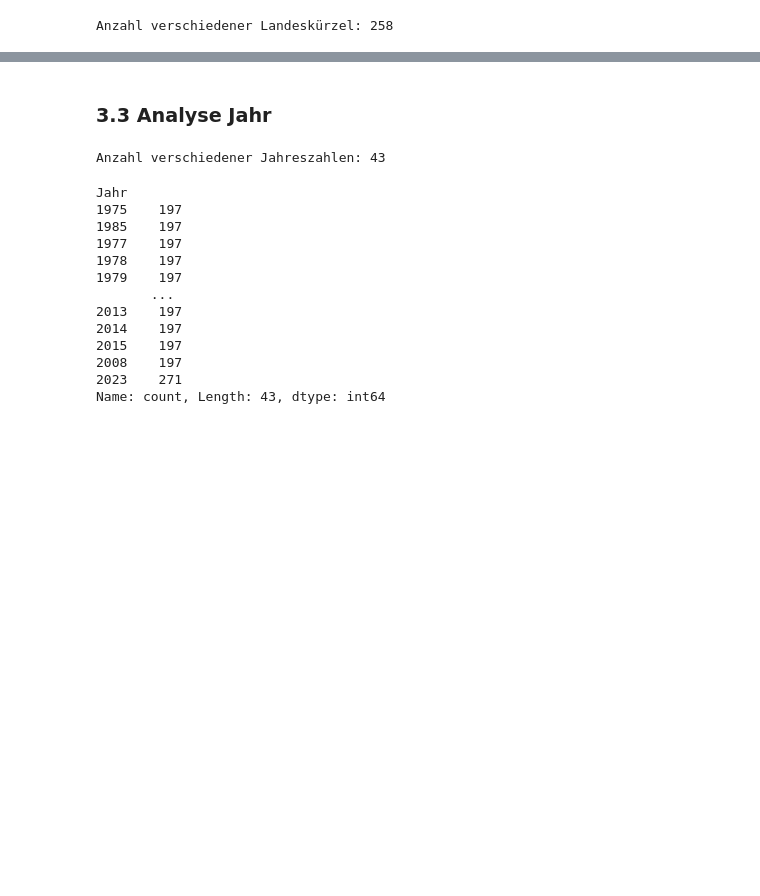
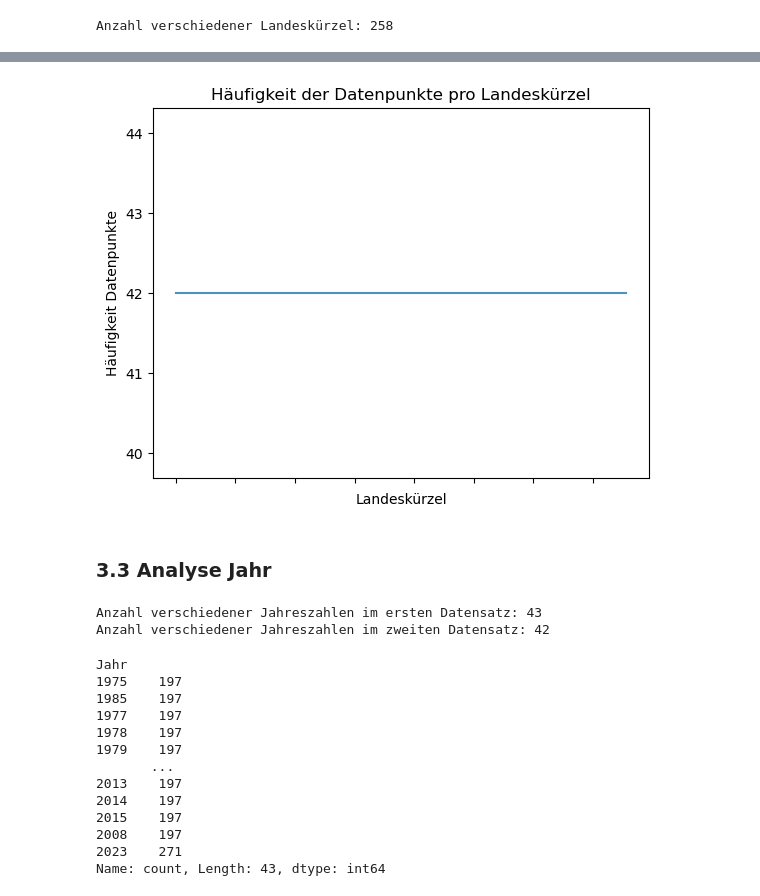
Before and after one commit to Hirnfresser/Leistungsnachweis_Phyton, a Jupyter notebook: Grundgerüst_Leistungsnachweis.ipynb, the cells around one changed output, grey strips where cells are left out. Cells and saved outputs as stored; diff of their text form; code cells hidden in the pictures; blank space fills up the shorter version.

```diff
--- a/Grundgerüst_Leistungsnachweis.ipynb
+++ b/Grundgerüst_Leistungsnachweis.ipynb
@@ -289,9 +334,24 @@ Graph_2.set_xticklabels([]);
+# %%
+# 2.Datensatz
+Graph_4 = df_zsm['Kürzel'].value_counts().plot(
+    kind='line',
+    xlabel='Landeskürzel',
+    ylabel='Häufigkeit Datenpunkte',
+    title='Häufigkeit der Datenpunkte pro Landeskürzel',
+    alpha=0.8)
+
+Graph_4.set_xticklabels([]);
+# %% [output]
+[figure, added]
 # %% [markdown]
 ### 3.3 Analyse Jahr
-# %%
-Anzahl_Jahr = len(df['Jahr'].unique())
-
-print('Anzahl verschiedener Jahreszahlen:', Anzahl_Jahr)
-# %% [output]
-Anzahl verschiedener Jahreszahlen: 43
+# %%
+Anzahl_Jahr_1 = len(df_einzeln['Jahr'].unique())
+Anzahl_Jahr_2 = len(df_zsm['Jahr'].unique())
+
+print('Anzahl verschiedener Jahreszahlen im ersten Datensatz:', Anzahl_Jahr_1)
+print('Anzahl verschiedener Jahreszahlen im zweiten Datensatz:', Anzahl_Jahr_2)
+# %% [output]
+Anzahl verschiedener Jahreszahlen im ersten Datensatz: 43
+Anzahl verschiedener Jahreszahlen im zweiten Datensatz: 42
 # %%
```
Also changed, not shown: parts of 44 cells of this notebook.
